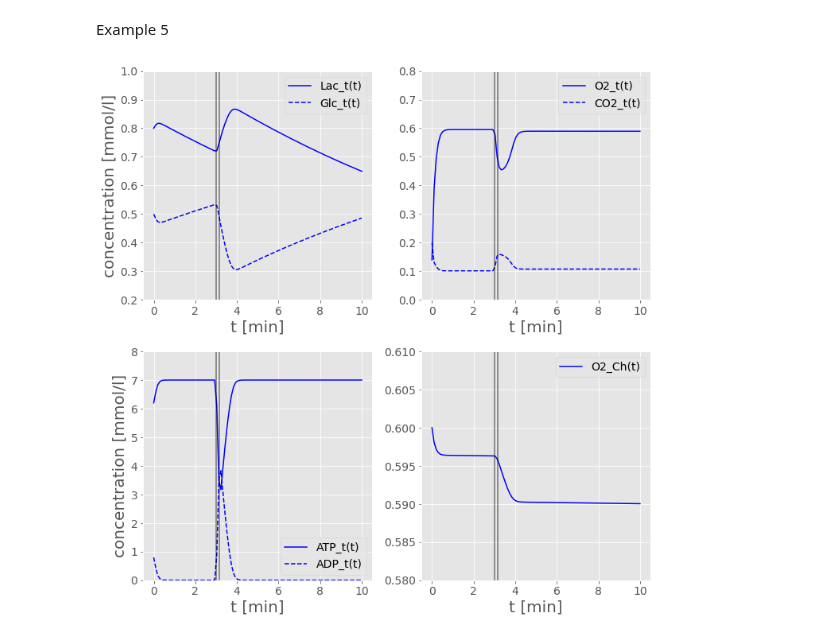
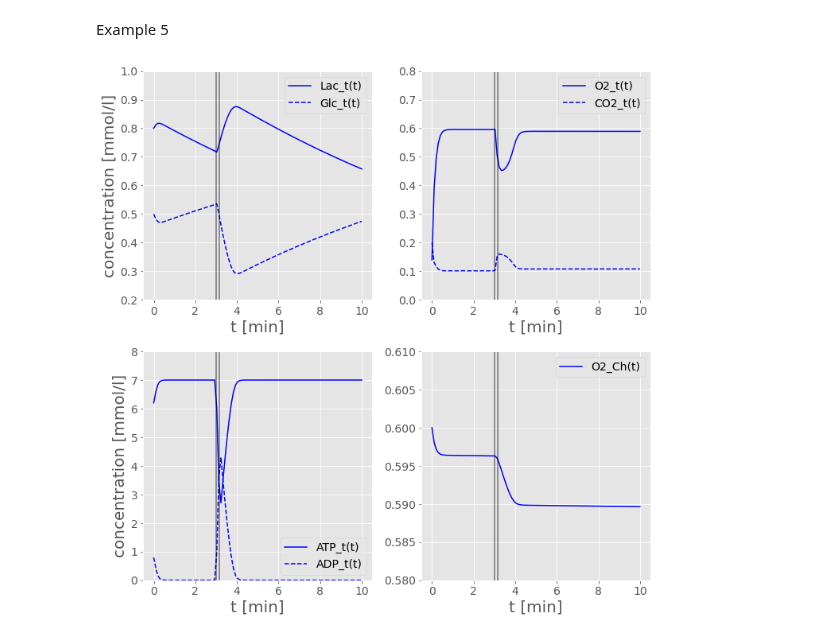
Before and after one commit to tclaudioe/Scientific-Computing, a Jupyter notebook: SC4/Chapter 2 - Compartment models.ipynb, the cells around one changed output. Drawn from its saved outputs; the diff is of its cells as text; code cells hidden in the pictures.

```diff
--- a/SC4/Chapter 2 - Compartment models.ipynb
+++ b/SC4/Chapter 2 - Compartment models.ipynb
@@ -487,13 +491,13 @@ T = 10
 # time where we want your solution
 t = np.linspace(0, T, 100)
 
-sol = odeint(f_example_5, z0, t, tfirst=True)
+sol = solve_ivp(f_example_5, [0,T], z0, t_eval=t)
 
 plt.figure(figsize=(10,10))
 
 plt.subplot(221)
-plt.plot(t, sol[:,4], 'b-', label='Lac_t(t)')
-plt.plot(t, sol[:,5], 'b--', label='Glc_t(t)')
+plt.plot(t, sol.y[4], 'b-', label='Lac_t(t)')
+plt.plot(t, sol.y[5], 'b--', label='Glc_t(t)')
 plt.legend(loc='best')
 plt.axvline(x=t0,color='k',alpha=0.5)
 plt.axvline(x=t0+tau,color='k',alpha=0.5)
@@ -503,38 +507,38 @@ plt.ylim([0.2,1])
 plt.grid(True)
 
 plt.subplot(222)
-plt.plot(t, sol[:,6], 'b-', label='O2_t(t)')
-plt.plot(t, sol[:,7], 'b--', label='CO2_t(t)')
+plt.plot(t, sol.y[6], 'b-', label='O2_t(t)')
+plt.plot(t, sol.y[7], 'b--', label='CO2_t(t)')
 plt.legend(loc='best')
 plt.axvline(x=t0,color='k',alpha=0.5)
 plt.axvline(x=t0+tau,color='k',alpha=0.5)
 plt.xlabel('t [min]')
 #plt.ylabel('concentration [mmol/l]')
 plt.ylim([0,0.8])
 plt.grid(True)
 
 plt.subplot(223)
-plt.plot(t, sol[:,8], 'b-', label='ATP_t(t)')
-plt.plot(t, sol[:,9], 'b--', label='ADP_t(t)')
+plt.plot(t, sol.y[8], 'b-', label='ATP_t(t)')
+plt.plot(t, sol.y[9], 'b--', label='ADP_t(t)')
 plt.legend(loc='best')
 plt.axvline(x=t0,color='k',alpha=0.5)
 plt.axvline(x=t0+tau,color='k',alpha=0.5)
 plt.xlabel('t [min]')
 plt.ylabel('concentration [mmol/l]')
 plt.ylim([0,8])
 plt.grid(True)
 
 plt.subplot(224)
-plt.plot(t, sol[:,2], 'b-', label='O2_Ch(t)')
+plt.plot(t, sol.y[2], 'b-', label='O2_Ch(t)')
 plt.legend(loc='best')
 plt.axvline(x=t0,color='k',alpha=0.5)
 plt.axvline(x=t0+tau,color='k',alpha=0.5)
 plt.xlabel('t [min]')
 #plt.ylabel('concentration [mmol/l]')
 plt.ylim([0.58,0.61])
 plt.grid(True)
 
 plt.tight_layout()
 plt.show()
 # %% [output]
-[figure, old version]
+[figure, new version]
```
Also changed, not shown: parts of 14 cells of this notebook.
